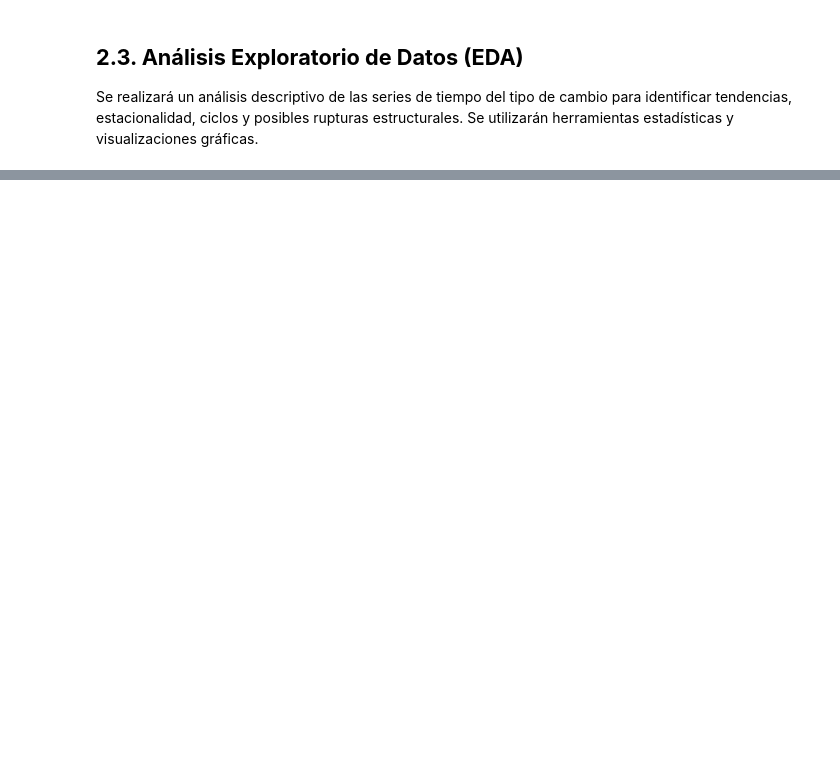
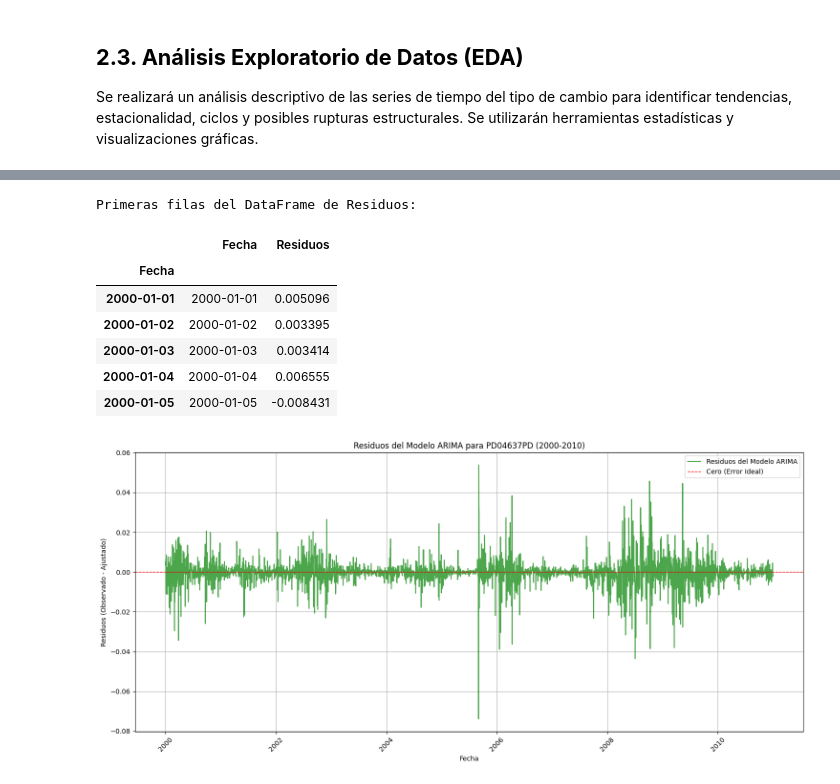
Before and after one commit to vrrp/sachabook_bigdata, a Jupyter notebook: _build/jupyter_execute/docs/04_casoEstudio_precioDolar_BCRP.ipynb, the cells around one changed output, grey strips where cells are left out. Cells and saved outputs as stored; diff of their text form; code cells hidden in the pictures; blank space fills up the shorter version.

```diff
--- a/_build/jupyter_execute/docs/04_casoEstudio_precioDolar_BCRP.ipynb
+++ b/_build/jupyter_execute/docs/04_casoEstudio_precioDolar_BCRP.ipynb
@@ -620,0 +1494,38 @@ Se interpretarán los hallazgos del análisis para comprender los drivers del ti
+# %%
+import matplotlib.pyplot as plt
+
+# Calcular los residuos del modelo ARIMA para el período filtrado
+residuos_filtrados = serie_observada_filtrada - valores_ajustados_filtrados
+
+# Crear un DataFrame con las fechas y los residuos
+df_residuos = pd.DataFrame({
+    'Fecha': serie_observada_filtrada.index,
+    'Residuos': residuos_filtrados
+})
+
+print("Primeras filas del DataFrame de Residuos:")
+display(df_residuos.head())
+
+# Graficar los residuos
+plt.figure(figsize=(15, 7))
+plt.plot(df_residuos['Fecha'], df_residuos['Residuos'], label='Residuos del Modelo ARIMA', color='green', alpha=0.7)
+plt.axhline(0, color='red', linestyle='--', linewidth=1, label='Cero (Error Ideal)') # Línea de cero para referencia
+
+plt.title('Residuos del Modelo ARIMA para PD04637PD (2000-2010)')
+plt.xlabel('Fecha')
+plt.ylabel('Residuos (Observado - Ajustado)')
+plt.legend()
+plt.grid(True)
+plt.xticks(rotation=45)
+plt.tight_layout()
+plt.show()
+# %% [output]
+Primeras filas del DataFrame de Residuos:
+|  | Fecha | Residuos |
+| Fecha |  |  |
+| 2000-01-01 | 2000-01-01 | 0.005096 |
+| 2000-01-02 | 2000-01-02 | 0.003395 |
+| 2000-01-03 | 2000-01-03 | 0.003414 |
+| 2000-01-04 | 2000-01-04 | 0.006555 |
+| 2000-01-05 | 2000-01-05 | -0.008431 |
+[figure, added]
```
Also changed, not shown: parts of 110 cells of this notebook, 14 other files.
